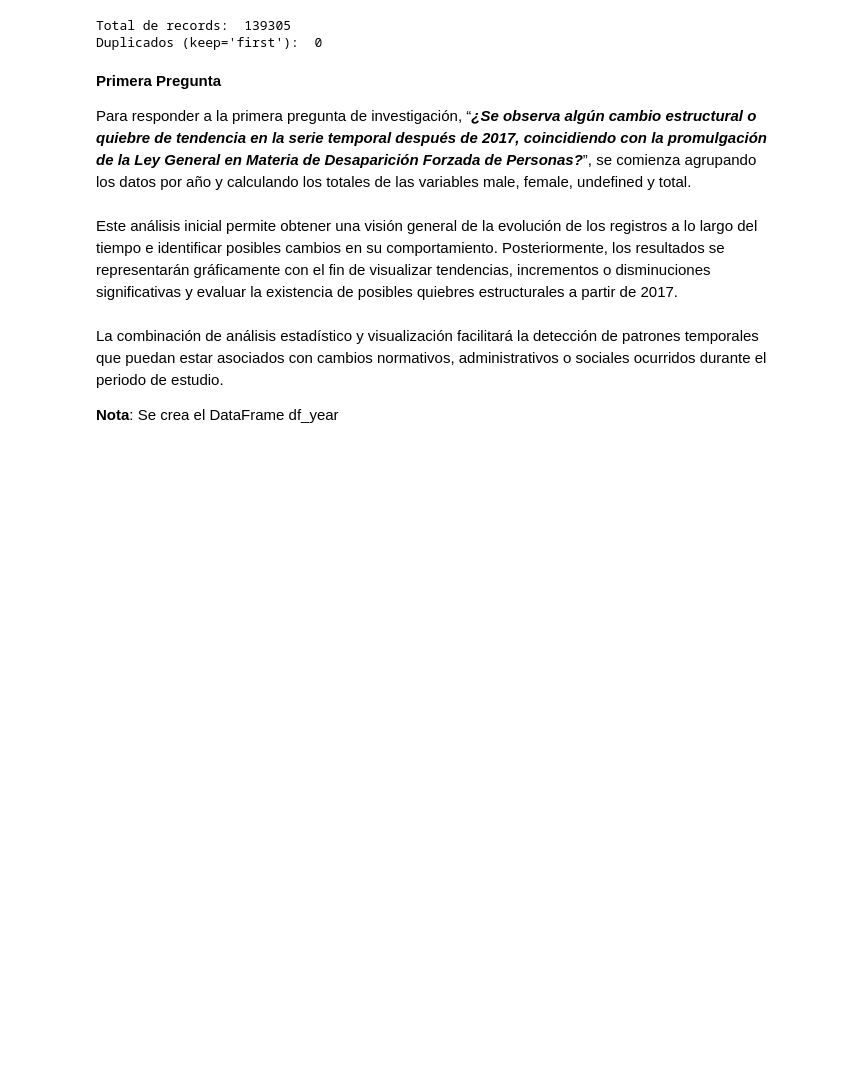
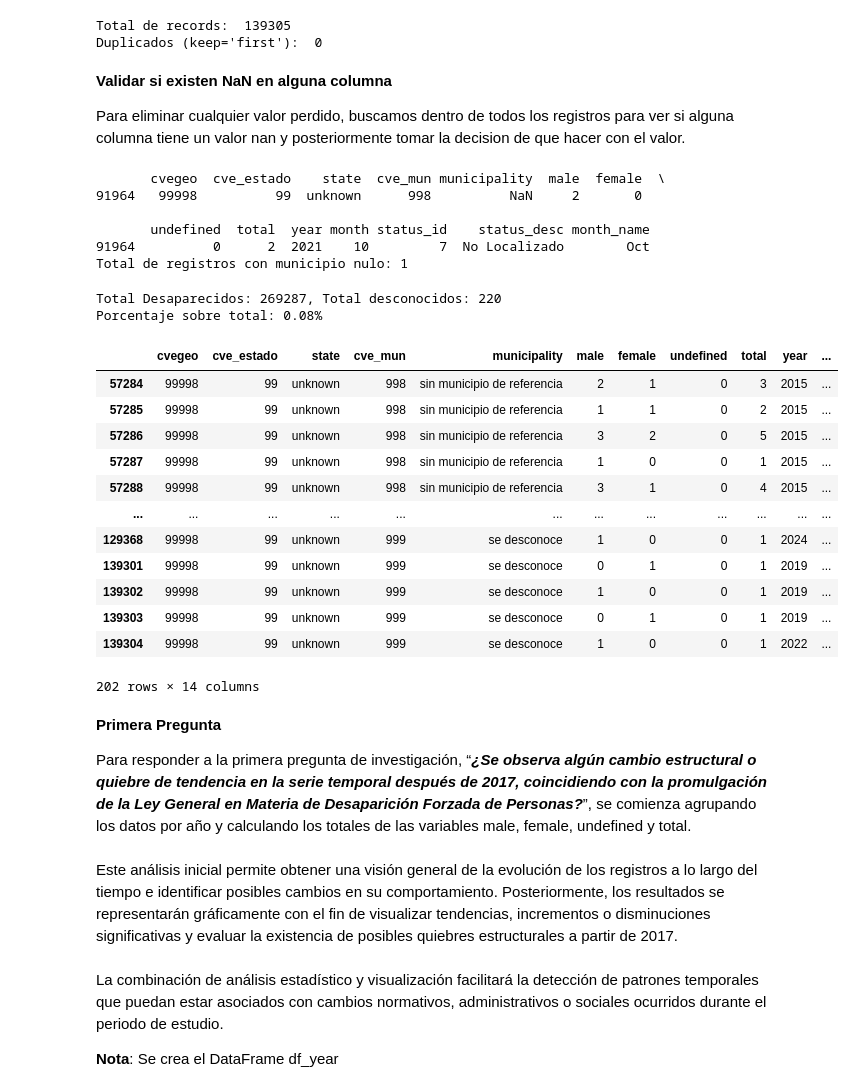
Before and after one commit to JuCaRiCo/202602-AnaliticaDescriptivaPredictiva, a Jupyter notebook: ProyectoFinal.ipynb, the cells around one changed output. Cells and saved outputs as stored; diff of their text form; code cells hidden in the pictures; blank space fills up the shorter version.

```diff
--- a/ProyectoFinal.ipynb
+++ b/ProyectoFinal.ipynb
@@ -81,6 +129,55 @@ print("Duplicados (keep='first'): ", duplicatedFirst)
 # %% [output]
 Total de records:  139305
 Duplicados (keep='first'):  0
+# %% [markdown]
+**Validar si existen NaN en alguna columna**
+
+Para eliminar cualquier valor perdido, buscamos dentro de todos los registros para ver si alguna columna tiene un valor nan y posteriormente tomar la decision de que hacer con el valor.
+# %%
+df_con_nulos = df[df.isna().any(axis=1)]
+print(df_con_nulos)
+
+municipio_nulos = df['municipality'].isna().sum()
+print(f'Total de registros con municipio nulo: {municipio_nulos}')
+# %% [output]
+       cvegeo  cve_estado    state  cve_mun municipality  male  female  \
+91964   99998          99  unknown      998          NaN     2       0
+
+       undefined  total  year month status_id    status_desc month_name
+91964          0      2  2021    10         7  No Localizado        Oct
+Total de registros con municipio nulo: 1
+# %%
+# Se filtran todas los records donde cve_estado > 32, es decir estado unknown
+df_fuera_rango = df[df['cve_estado'] > 32]
+
+# Se cuenta el total de desaparecidos en estado unknown
+total_edo_desconocido = df_fuera_rango[df_fuera_rango['status_id'] == 0]['total'].sum()
+
+# Se cuenta el total de desaparecidos en estados definidos
+totales_desaparecidos = df[(df['status_id'] == 0) & (df['cve_estado'] != 99)]['total'].sum()
+
+porcentaje_desc_sobre_total = (total_edo_desconocido / totales_desaparecidos) * 100
+
+print(f'Total Desaparecidos: {totales_desaparecidos}, Total desconocidos: {total_edo_desconocido}')
+print(f'Porcentaje sobre total: {porcentaje_desc_sobre_total:,.2f}%')
+
+df_fuera_rango
+# %% [output]
+Total Desaparecidos: 269287, Total desconocidos: 220
+Porcentaje sobre total: 0.08%
+|  | cvegeo | cve_estado | state | cve_mun | municipality | male | female | undefined | total | year | ... |
+| 57284 | 99998 | 99 | unknown | 998 | sin municipio de referencia | 2 | 1 | 0 | 3 | 2015 | ... |
+| 57285 | 99998 | 99 | unknown | 998 | sin municipio de referencia | 1 | 1 | 0 | 2 | 2015 | ... |
+| 57286 | 99998 | 99 | unknown | 998 | sin municipio de referencia | 3 | 2 | 0 | 5 | 2015 | ... |
+| 57287 | 99998 | 99 | unknown | 998 | sin municipio de referencia | 1 | 0 | 0 | 1 | 2015 | ... |
+| 57288 | 99998 | 99 | unknown | 998 | sin municipio de referencia | 3 | 1 | 0 | 4 | 2015 | ... |
+| ... | ... | ... | ... | ... | ... | ... | ... | ... | ... | ... | ... |
+| 129368 | 99998 | 99 | unknown | 999 | se desconoce | 1 | 0 | 0 | 1 | 2024 | ... |
+| 139301 | 99998 | 99 | unknown | 999 | se desconoce | 0 | 1 | 0 | 1 | 2019 | ... |
+| 139302 | 99998 | 99 | unknown | 999 | se desconoce | 1 | 0 | 0 | 1 | 2019 | ... |
+| 139303 | 99998 | 99 | unknown | 999 | se desconoce | 0 | 1 | 0 | 1 | 2019 | ... |
+| 139304 | 99998 | 99 | unknown | 999 | se desconoce | 1 | 0 | 0 | 1 | 2022 | ... |
+202 rows × 14 columns
 # %% [markdown]
 **Primera Pregunta**
 
```
Also changed, not shown: parts of 3 cells of this notebook.
